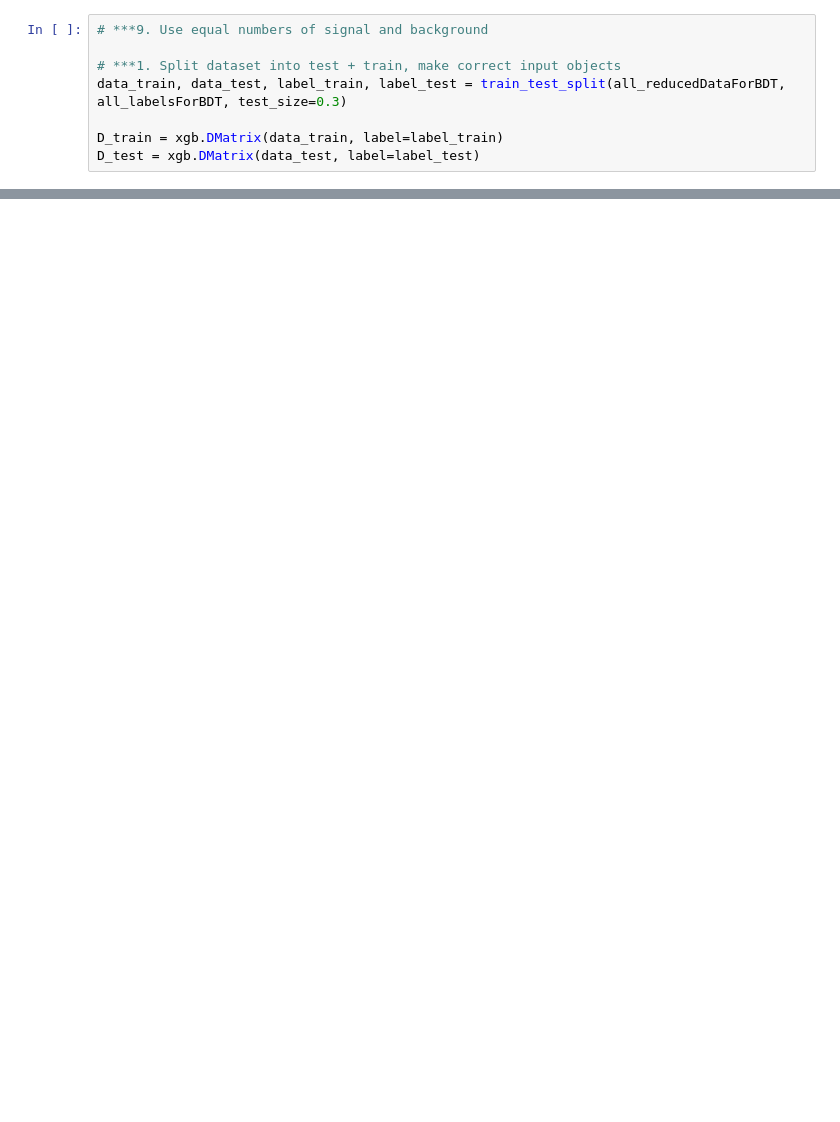
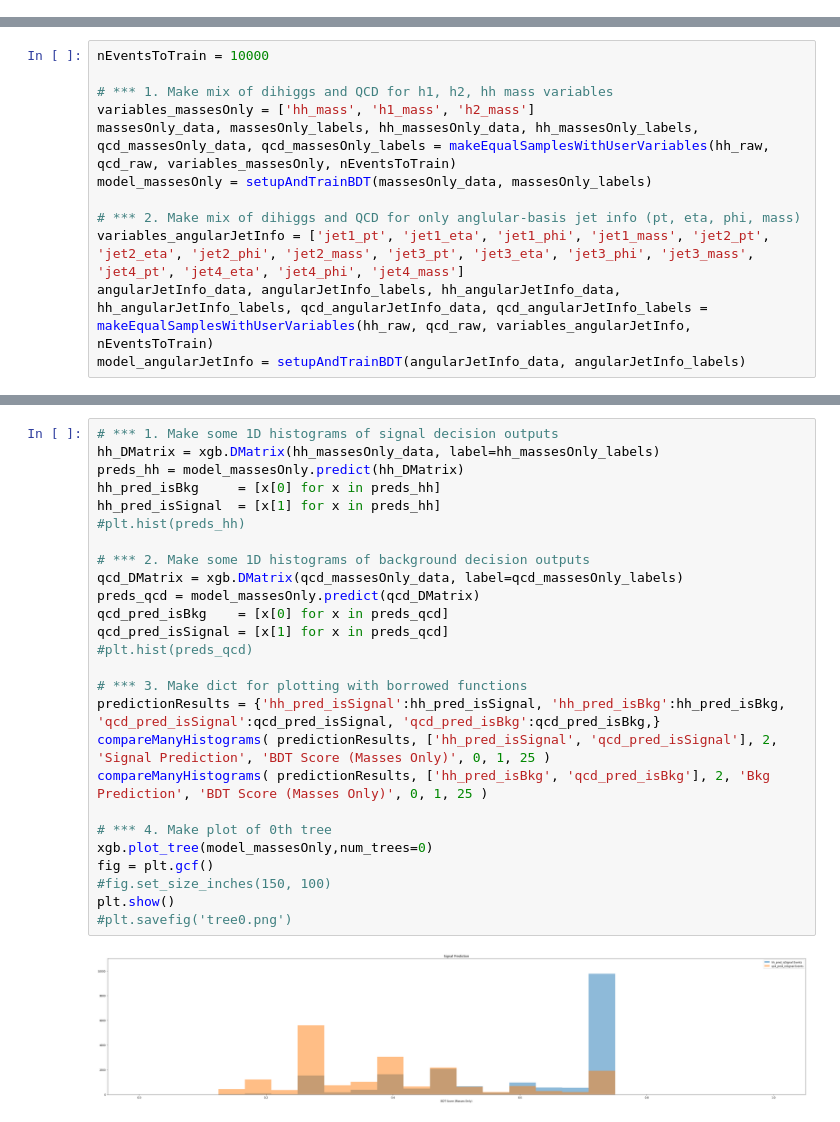
Before and after one commit to neu-physics/dihiggsMLProject, a Jupyter notebook: BoostedDecisionTree/xgboost_sandbox.ipynb, the cells around one changed output, grey strips where cells are left out. Drawn from its saved outputs; the diff is of its cells as text; blank space fills up the shorter version.

Commit message:
functionalization

```diff
--- a/BoostedDecisionTree/xgboost_sandbox.ipynb
+++ b/BoostedDecisionTree/xgboost_sandbox.ipynb
@@ -73,8 +49,0 @@ print(len(hh_reducedDataForPlots), 'rows of dihiggs data with ', len(qcd_labelsF
-# %%
-# ***9. Use equal numbers of signal and background
-
-# ***1. Split dataset into test + train, make correct input objects
-data_train, data_test, label_train, label_test = train_test_split(all_reducedDataForBDT, all_labelsForBDT, test_size=0.3)
-
-D_train = xgb.DMatrix(data_train, label=label_train)
-D_test = xgb.DMatrix(data_test, label=label_test)
@@ -147,0 +178,12 @@ plt.hist(preds_qcd)
+# %%
+nEventsToTrain = 10000
+
+# *** 1. Make mix of dihiggs and QCD for h1, h2, hh mass variables
+variables_massesOnly = ['hh_mass', 'h1_mass', 'h2_mass']
+massesOnly_data, massesOnly_labels, hh_massesOnly_data, hh_massesOnly_labels, qcd_massesOnly_data, qcd_massesOnly_labels = makeEqualSamplesWithUserVariables(hh_raw, qcd_raw, variables_massesOnly, nEventsToTrain)
+model_massesOnly = setupAndTrainBDT(massesOnly_data, massesOnly_labels)
+
+# *** 2. Make mix of dihiggs and QCD for only anglular-basis jet info (pt, eta, phi, mass)
+variables_angularJetInfo = ['jet1_pt', 'jet1_eta', 'jet1_phi', 'jet1_mass', 'jet2_pt', 'jet2_eta', 'jet2_phi', 'jet2_mass', 'jet3_pt', 'jet3_eta', 'jet3_phi', 'jet3_mass', 'jet4_pt', 'jet4_eta', 'jet4_phi', 'jet4_mass']
+angularJetInfo_data, angularJetInfo_labels, hh_angularJetInfo_data, hh_angularJetInfo_labels, qcd_angularJetInfo_data, qcd_angularJetInfo_labels = makeEqualSamplesWithUserVariables(hh_raw, qcd_raw, variables_angularJetInfo, nEventsToTrain)
+model_angularJetInfo = setupAndTrainBDT(angularJetInfo_data, angularJetInfo_labels)
@@ -147,0 +201,28 @@ plt.hist(preds_qcd)
+# %%
+# *** 1. Make some 1D histograms of signal decision outputs
+hh_DMatrix = xgb.DMatrix(hh_massesOnly_data, label=hh_massesOnly_labels)
+preds_hh = model_massesOnly.predict(hh_DMatrix)
+hh_pred_isBkg     = [x[0] for x in preds_hh]
+hh_pred_isSignal  = [x[1] for x in preds_hh]
+#plt.hist(preds_hh)
+
+# *** 2. Make some 1D histograms of background decision outputs
+qcd_DMatrix = xgb.DMatrix(qcd_massesOnly_data, label=qcd_massesOnly_labels)
+preds_qcd = model_massesOnly.predict(qcd_DMatrix)
+qcd_pred_isBkg    = [x[0] for x in preds_qcd]
+qcd_pred_isSignal = [x[1] for x in preds_qcd]
+#plt.hist(preds_qcd)
+
+# *** 3. Make dict for plotting with borrowed functions
+predictionResults = {'hh_pred_isSignal':hh_pred_isSignal, 'hh_pred_isBkg':hh_pred_isBkg, 'qcd_pred_isSignal':qcd_pred_isSignal, 'qcd_pred_isBkg':qcd_pred_isBkg,}
+compareManyHistograms( predictionResults, ['hh_pred_isSignal', 'qcd_pred_isSignal'], 2, 'Signal Prediction', 'BDT Score (Masses Only)', 0, 1, 25 )
+compareManyHistograms( predictionResults, ['hh_pred_isBkg', 'qcd_pred_isBkg'], 2, 'Bkg Prediction', 'BDT Score (Masses Only)', 0, 1, 25 )
+
+# *** 4. Make plot of 0th tree
+xgb.plot_tree(model_massesOnly,num_trees=0)
+fig = plt.gcf()
+#fig.set_size_inches(150, 100)
+plt.show()
+#plt.savefig('tree0.png')
+# %% [output]
+[figure, added]
```
Also changed, not shown: parts of 12 cells of this notebook.
